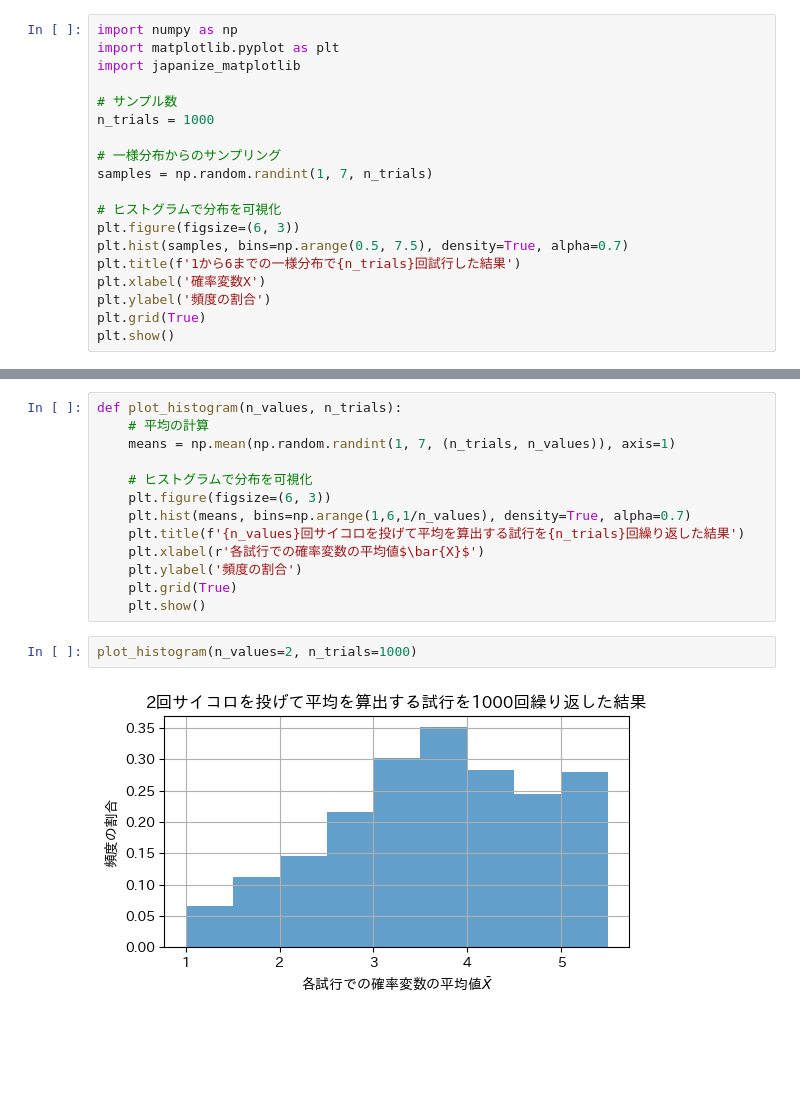
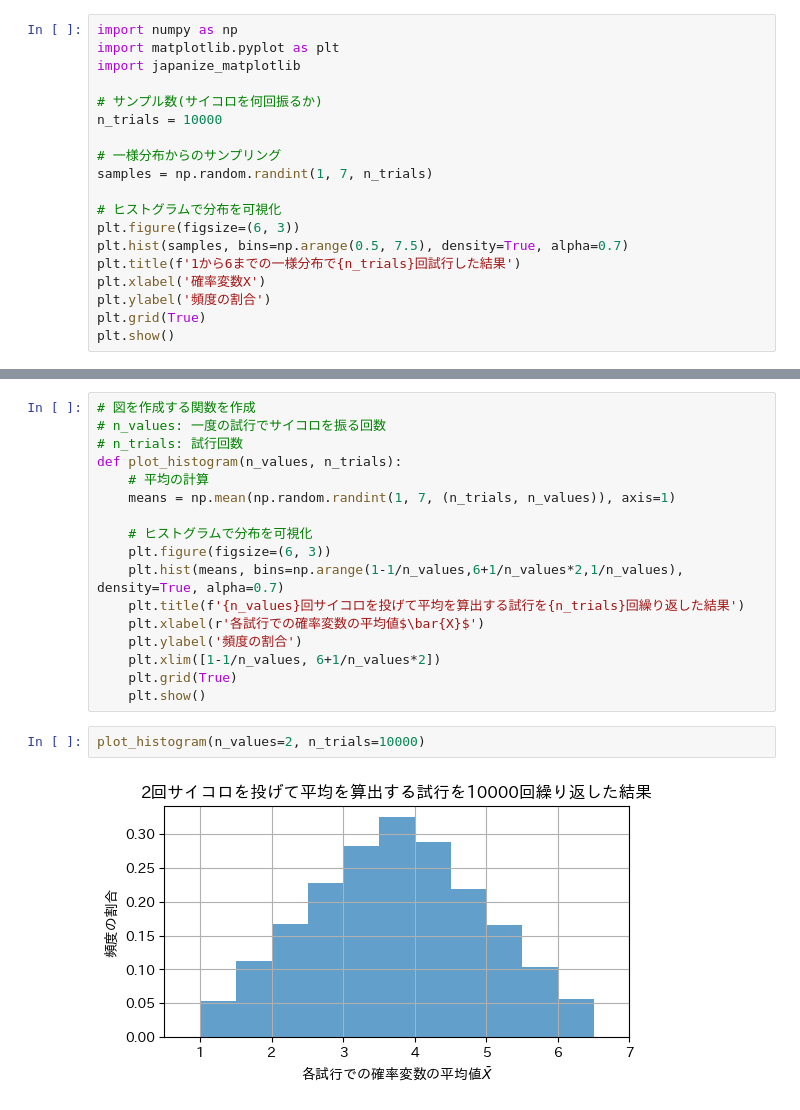
Before and after one commit to udonn22/udonn22.github.io, a Jupyter notebook: statistics/chusinkyokugen.ipynb, the cells around one changed output, grey strips where cells are left out. Saved outputs shown, nothing was run; the diff lists cells and outputs as text; blank space fills up the shorter version.

```diff
--- a/statistics/chusinkyokugen.ipynb
+++ b/statistics/chusinkyokugen.ipynb
@@ -77,8 +87,8 @@ import numpy as np
 import matplotlib.pyplot as plt
 import japanize_matplotlib
 
-# サンプル数
-n_trials = 1000
+# サンプル数(サイコロを何回振るか)
+n_trials = 10000
 
 # 一様分布からのサンプリング
 samples = np.random.randint(1, 7, n_trials)
@@ -101,17 +135,21 @@ plt.show()
 # %%
+# 図を作成する関数を作成
+# n_values: 一度の試行でサイコロを振る回数
+# n_trials: 試行回数
 def plot_histogram(n_values, n_trials):
     # 平均の計算
     means = np.mean(np.random.randint(1, 7, (n_trials, n_values)), axis=1)
 
     # ヒストグラムで分布を可視化
     plt.figure(figsize=(6, 3))
-    plt.hist(means, bins=np.arange(1,6,1/n_values), density=True, alpha=0.7)
+    plt.hist(means, bins=np.arange(1-1/n_values,6+1/n_values*2,1/n_values), density=True, alpha=0.7)
     plt.title(f'{n_values}回サイコロを投げて平均を算出する試行を{n_trials}回繰り返した結果')
     plt.xlabel(r'各試行での確率変数の平均値$\bar{X}$')
     plt.ylabel('頻度の割合')
+    plt.xlim([1-1/n_values, 6+1/n_values*2])
     plt.grid(True)
     plt.show()
 # %%
-plot_histogram(n_values=2, n_trials=1000)
+plot_histogram(n_values=2, n_trials=10000)
 # %% [output]
-[figure, old version]
+[figure, new version]
```
Also changed, not shown: parts of 21 cells of this notebook, 33 other files.
